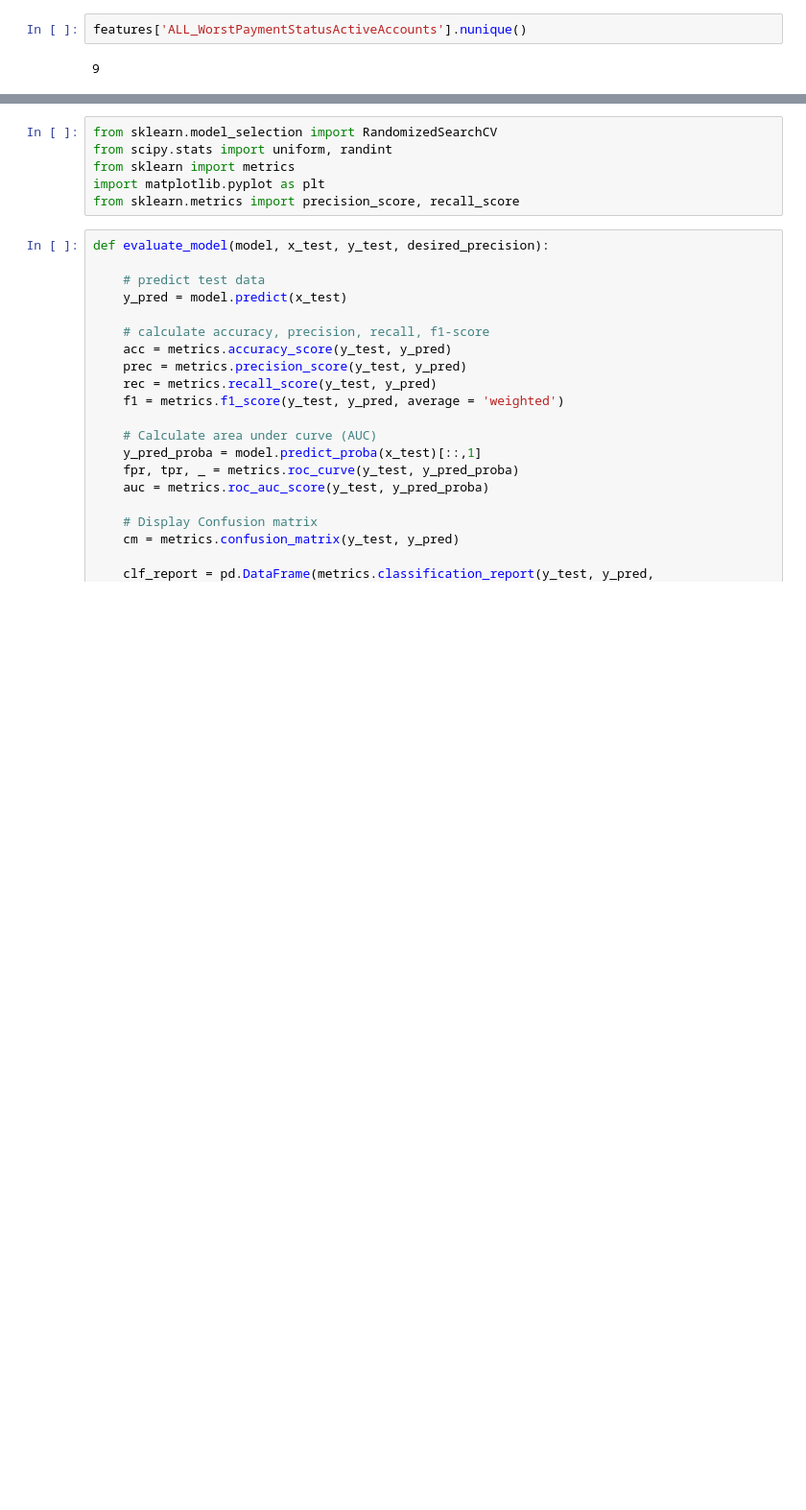
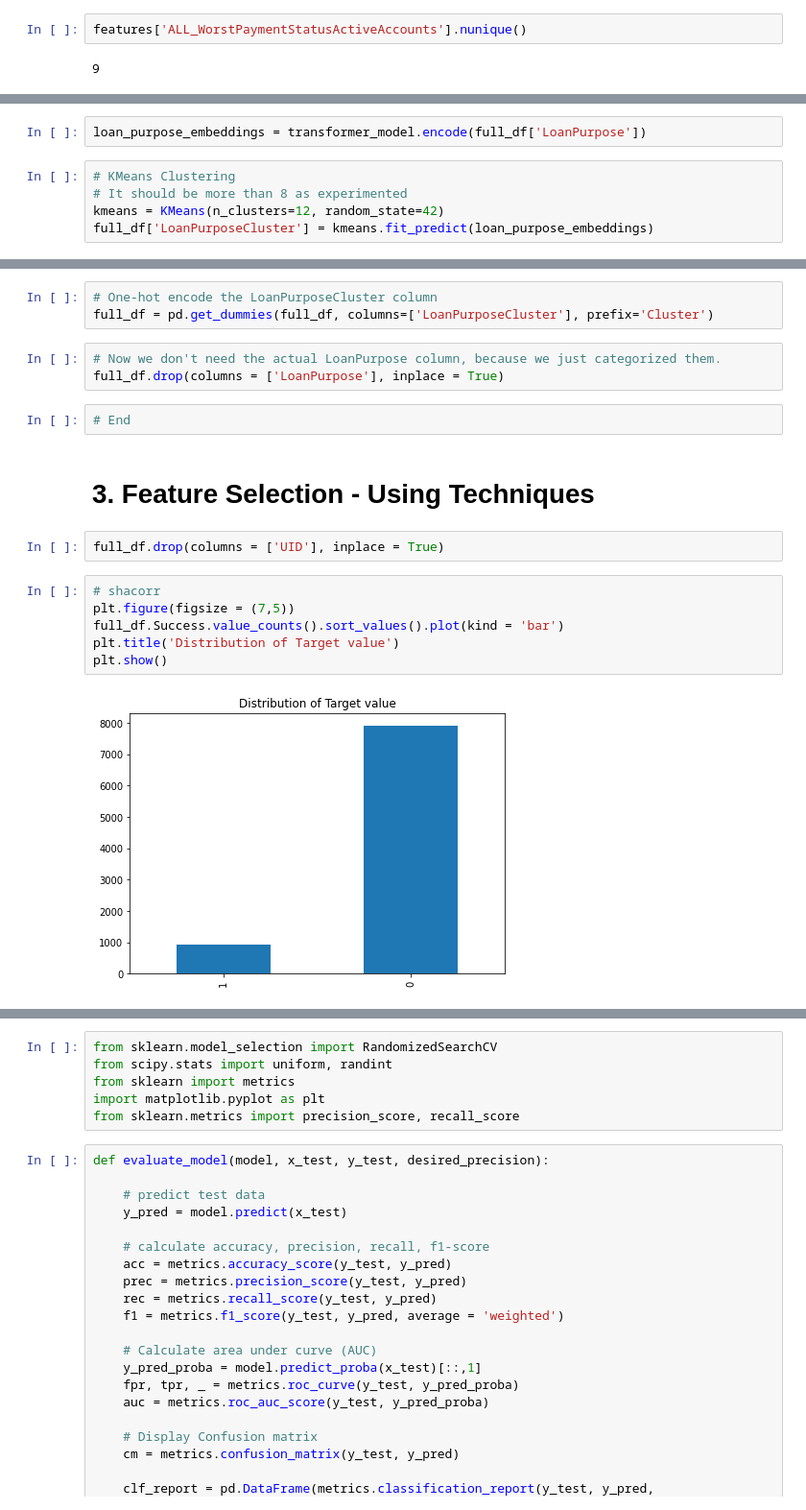
Before and after one commit to katieminjoo/Data_Engineering, a Jupyter notebook: Classification_task/Classification.ipynb, the cells around one changed output, grey strips where cells are left out. Shown at 96% size. Saved outputs shown, nothing was run; the diff lists cells and outputs as text; blank space fills up the shorter version.

Commit message:
classification task feature selection

```diff
--- a/Classification_task/Classification.ipynb
+++ b/Classification_task/Classification.ipynb
@@ -490,0 +286,7 @@ print(y_test.shape)
+# %%
+loan_purpose_embeddings = transformer_model.encode(full_df['LoanPurpose'])
+# %%
+# KMeans Clustering
+# It should be more than 8 as experimented
+kmeans = KMeans(n_clusters=12, random_state=42)
+full_df['LoanPurposeCluster'] = kmeans.fit_predict(loan_purpose_embeddings)
@@ -490,0 +326,20 @@ print(y_test.shape)
+# %%
+# One-hot encode the LoanPurposeCluster column
+full_df = pd.get_dummies(full_df, columns=['LoanPurposeCluster'], prefix='Cluster')
+# %%
+# Now we don't need the actual LoanPurpose column, because we just categorized them.
+full_df.drop(columns = ['LoanPurpose'], inplace = True)
+# %%
+# End
+# %% [markdown]
+# 3. Feature Selection - Using Techniques
+# %%
+full_df.drop(columns = ['UID'], inplace = True)
+# %%
+# shacorr
+plt.figure(figsize = (7,5))
+full_df.Success.value_counts().sort_values().plot(kind = 'bar')
+plt.title('Distribution of Target value')
+plt.show()
+# %% [output]
+[figure, added]
```
Also changed, not shown: parts of 117 cells of this notebook.
